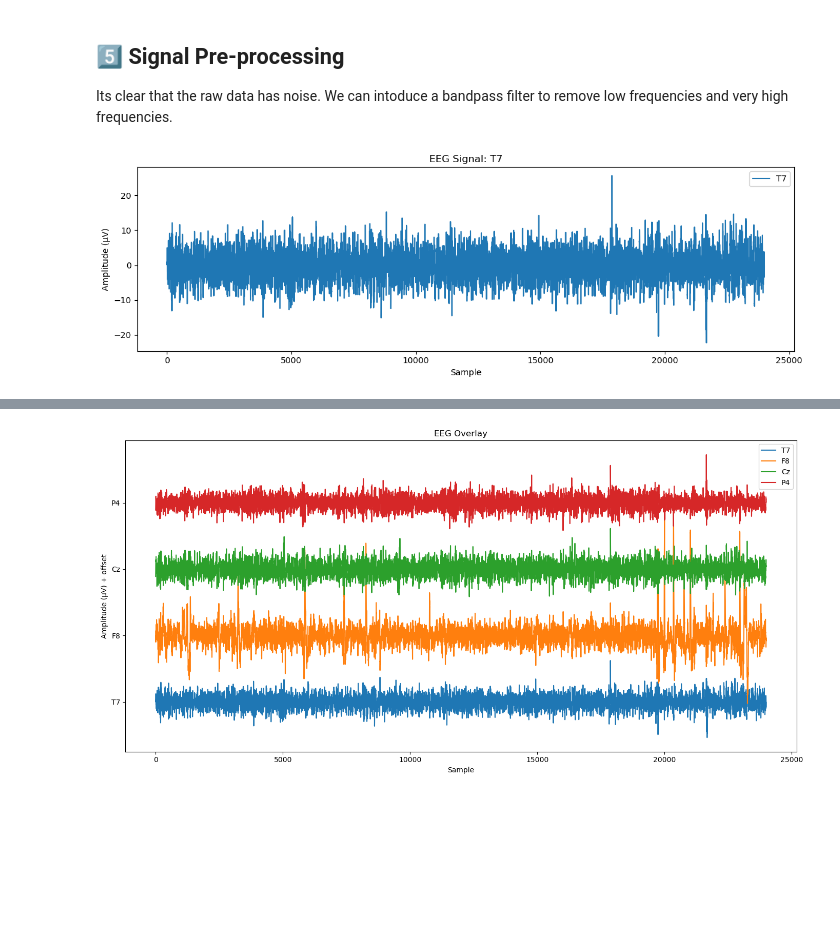
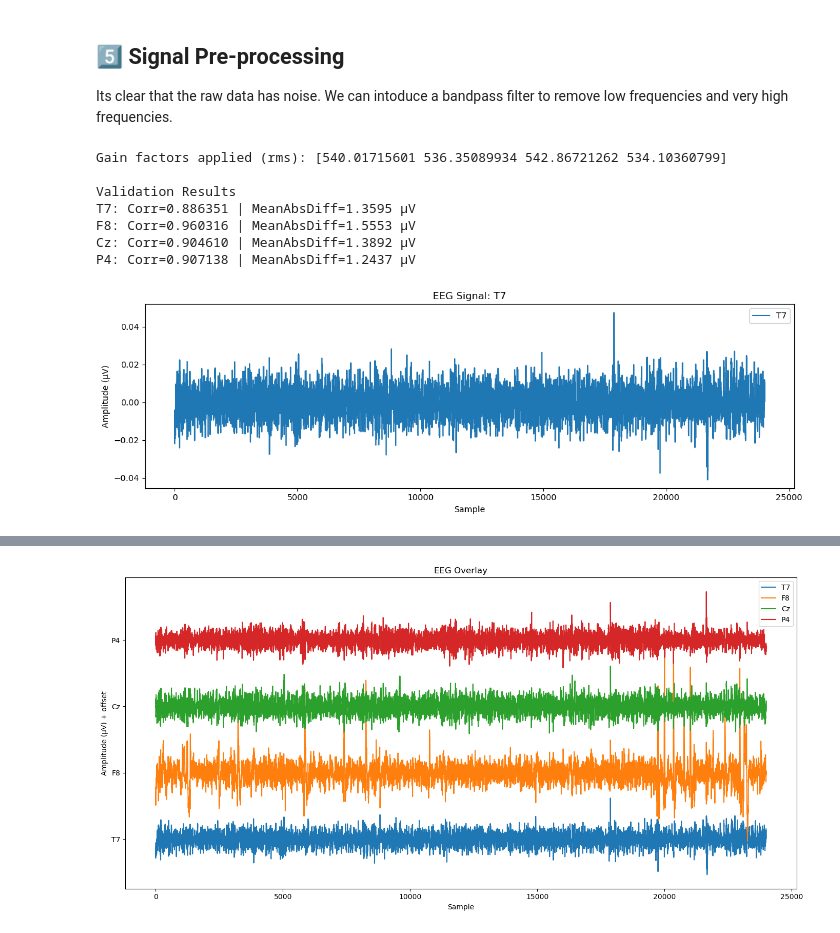
Before and after one commit to cristopher-d-delgado/Analysis-of-EEG-Signal, a Jupyter notebook: eda.ipynb, the cells around one changed output, grey strips where cells are left out. Cells and saved outputs as stored; diff of their text form; code cells hidden in the pictures; blank space fills up the shorter version.

```diff
--- a/eda.ipynb
+++ b/eda.ipynb
@@ -373,27 +497,40 @@ def compare_with_reference(eeg, reference_file, channel=0, window=None, show_dif
 # %%
 # Preprocess raw EEG like PhysioNet
 trim_df = load_trim_file(trim_file)
 
 subject = 1
 experiment = 1   # numeric, as in data_trim.csv
 session = 1
 
 raw_file = raw_dir / "ex01" / "s01_ex01_s01.txt"
 ref_file = filtered_dir / "s01_ex01_s01.csv"
 
-sample_idx, eeg_proc = load_and_preprocess_eeg(
+# 1️⃣ Pure preprocessing (N validation inside)
+eeg_proc = load_and_preprocess(
     raw_file,
     trim_df,
     subject=subject,
     experiment=experiment,
     session=session,
+)
+
+# 2️⃣ Validation step (Compare channels and match gain)
+eeg_validated = validate_against_reference(
+    eeg_proc,
     reference_file=ref_file,
-    apply_gain_match=True,
-    gain_method="rms",
+    apply_gain=True,        # Only for validation
+    method="rms",
 )
 
 # Plot T7
 plot_eeg_signal(eeg_proc, channel=0)
 # %% [output]
+Gain factors applied (rms): [540.01715601 536.35089934 542.86721262 534.10360799]
+
+Validation Results
+T7: Corr=0.886351 | MeanAbsDiff=1.3595 µV
+F8: Corr=0.960316 | MeanAbsDiff=1.5553 µV
+Cz: Corr=0.904610 | MeanAbsDiff=1.3892 µV
+P4: Corr=0.907138 | MeanAbsDiff=1.2437 µV
-[figure, old version]
+[figure, new version]
 # %%
```
Also changed, not shown: parts of 8 cells of this notebook.
